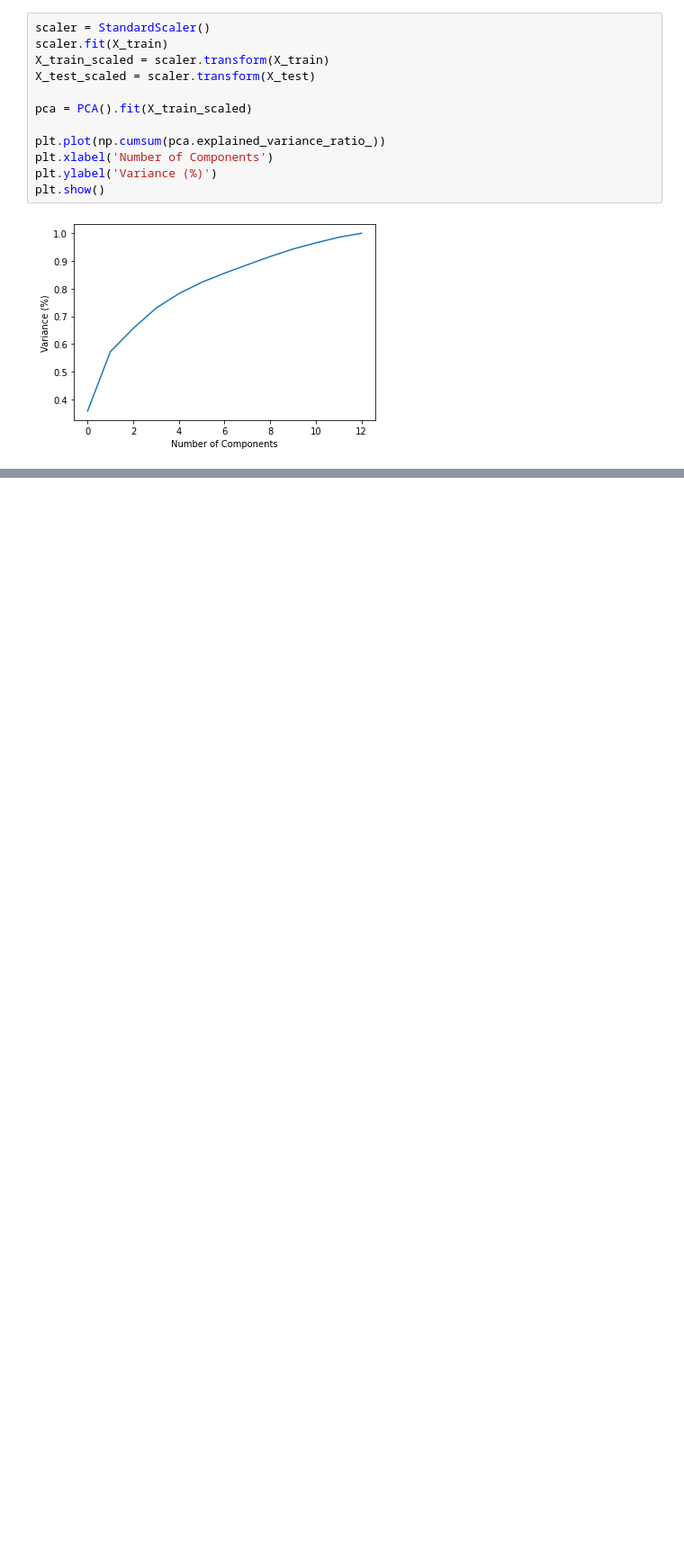
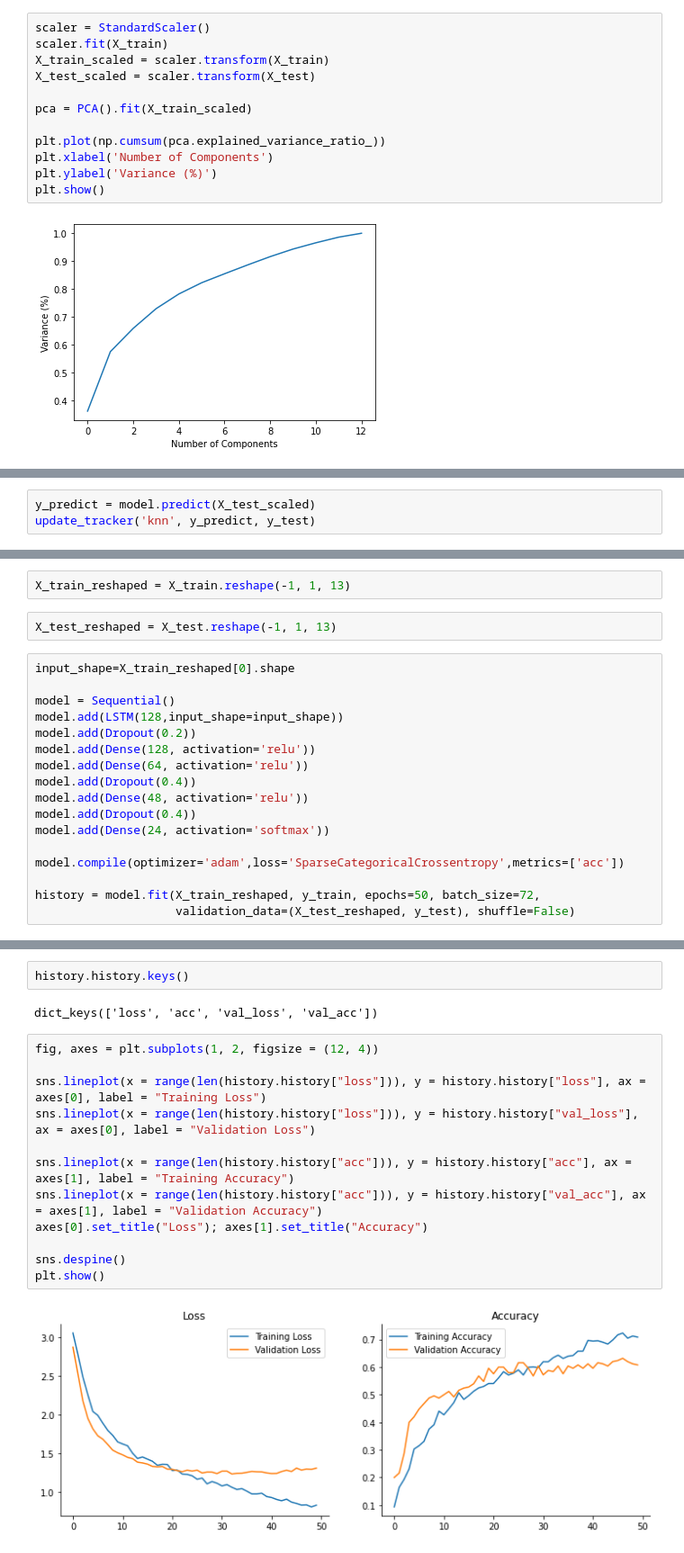
Before and after one commit to man-of-moose/classify_music_genre, a Jupyter notebook: classify_music_genre.ipynb, the cells around one changed output, grey strips where cells are left out. Shown at 90% size. Saved outputs shown, nothing was run; the diff lists cells and outputs as text; blank space fills up the shorter version.

```diff
--- a/classify_music_genre.ipynb
+++ b/classify_music_genre.ipynb
@@ -190,0 +166,3 @@ f1_score(y_predict_decoded, y_test, average="weighted")
+# %%
+y_predict = model.predict(X_test_scaled)
+update_tracker('knn', y_predict, y_test)
@@ -190,0 +173,21 @@ f1_score(y_predict_decoded, y_test, average="weighted")
+# %%
+X_train_reshaped = X_train.reshape(-1, 1, 13)
+# %%
+X_test_reshaped = X_test.reshape(-1, 1, 13)
+# %%
+input_shape=X_train_reshaped[0].shape
+
+model = Sequential()
+model.add(LSTM(128,input_shape=input_shape))
+model.add(Dropout(0.2))
+model.add(Dense(128, activation='relu'))
+model.add(Dense(64, activation='relu'))
+model.add(Dropout(0.4))
+model.add(Dense(48, activation='relu'))
+model.add(Dropout(0.4))
+model.add(Dense(24, activation='softmax'))
+
+model.compile(optimizer='adam',loss='SparseCategoricalCrossentropy',metrics=['acc'])
+
+history = model.fit(X_train_reshaped, y_train, epochs=50, batch_size=72,
+                    validation_data=(X_test_reshaped, y_test), shuffle=False)
@@ -190,0 +214,18 @@ f1_score(y_predict_decoded, y_test, average="weighted")
+# %%
+history.history.keys()
+# %% [output]
+dict_keys(['loss', 'acc', 'val_loss', 'val_acc'])
+# %%
+fig, axes = plt.subplots(1, 2, figsize = (12, 4))
+
+sns.lineplot(x = range(len(history.history["loss"])), y = history.history["loss"], ax = axes[0], label = "Training Loss")
+sns.lineplot(x = range(len(history.history["loss"])), y = history.history["val_loss"], ax = axes[0], label = "Validation Loss")
+
+sns.lineplot(x = range(len(history.history["acc"])), y = history.history["acc"], ax = axes[1], label = "Training Accuracy")
+sns.lineplot(x = range(len(history.history["acc"])), y = history.history["val_acc"], ax = axes[1], label = "Validation Accuracy")
+axes[0].set_title("Loss"); axes[1].set_title("Accuracy")
+
+sns.despine()
+plt.show()
+# %% [output]
+[figure, added]
```
Also changed, not shown: parts of 28 cells of this notebook.
